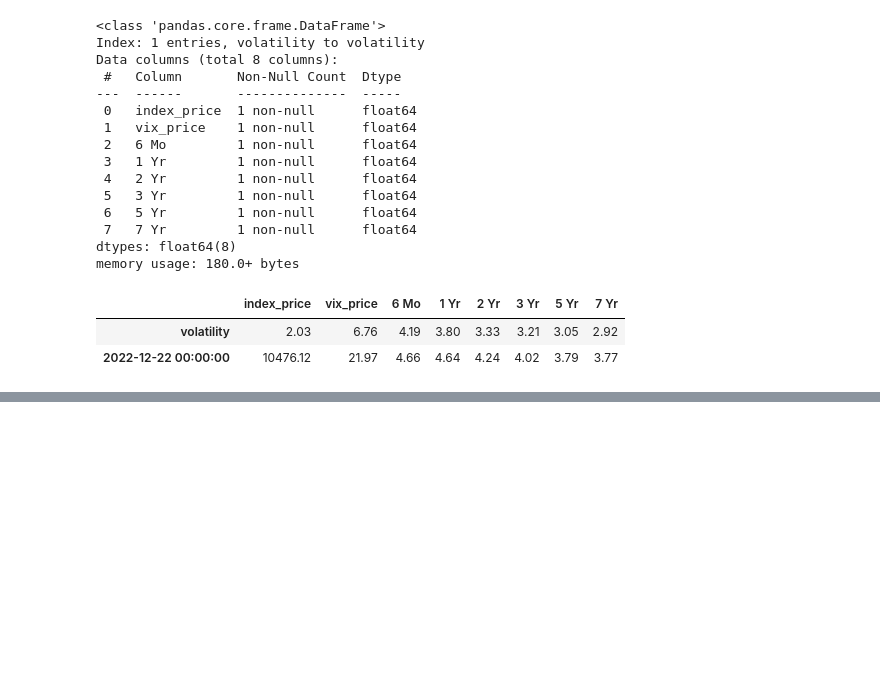
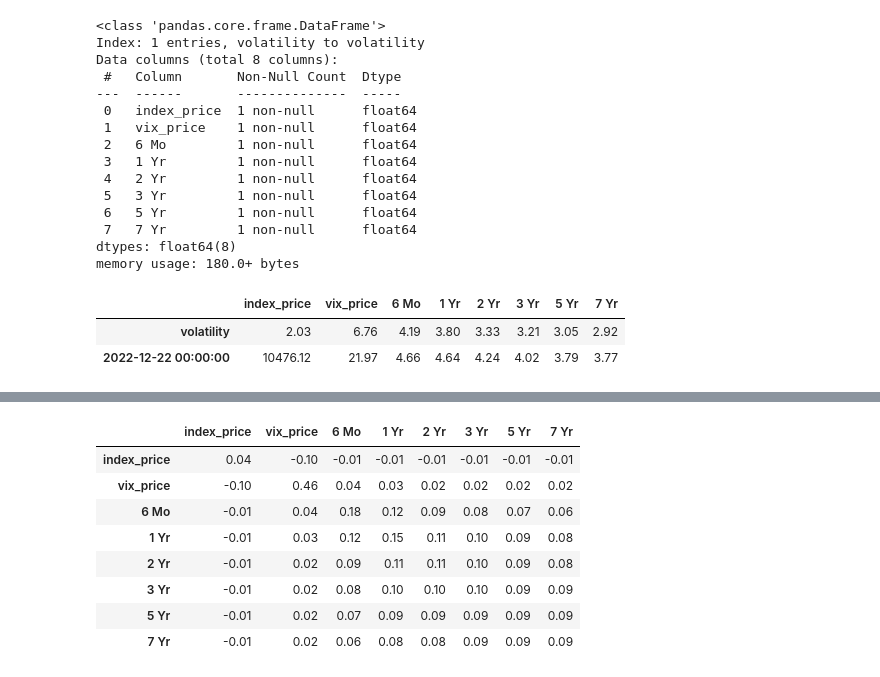
Before and after one commit to AMAYadav/PROJECTS-, a Jupyter notebook: market_risk_02_methods.ipynb, the cells around one changed output, grey strips where cells are left out. Cells and saved outputs as stored; diff of their text form; code cells hidden in the pictures; blank space fills up the shorter version.

```diff
--- a/market_risk_02_methods.ipynb
+++ b/market_risk_02_methods.ipynb
@@ -127,0 +142,13 @@ pd.concat([volatility,last_traded_price])
+# %%
+risk_factor_cov=final_returns.cov().round(4)*100
+risk_factor_cov
+# %% [output]
+|  | index_price | vix_price | 6 Mo | 1 Yr | 2 Yr | 3 Yr | 5 Yr | 7 Yr |
+| index_price | 0.04 | -0.10 | -0.01 | -0.01 | -0.01 | -0.01 | -0.01 | -0.01 |
+| vix_price | -0.10 | 0.46 | 0.04 | 0.03 | 0.02 | 0.02 | 0.02 | 0.02 |
+| 6 Mo | -0.01 | 0.04 | 0.18 | 0.12 | 0.09 | 0.08 | 0.07 | 0.06 |
+| 1 Yr | -0.01 | 0.03 | 0.12 | 0.15 | 0.11 | 0.10 | 0.09 | 0.08 |
+| 2 Yr | -0.01 | 0.02 | 0.09 | 0.11 | 0.11 | 0.10 | 0.09 | 0.08 |
+| 3 Yr | -0.01 | 0.02 | 0.08 | 0.10 | 0.10 | 0.10 | 0.09 | 0.09 |
+| 5 Yr | -0.01 | 0.02 | 0.07 | 0.09 | 0.09 | 0.09 | 0.09 | 0.09 |
+| 7 Yr | -0.01 | 0.02 | 0.06 | 0.08 | 0.08 | 0.09 | 0.09 | 0.09 |
```
Also changed, not shown: parts of 2 cells of this notebook.
